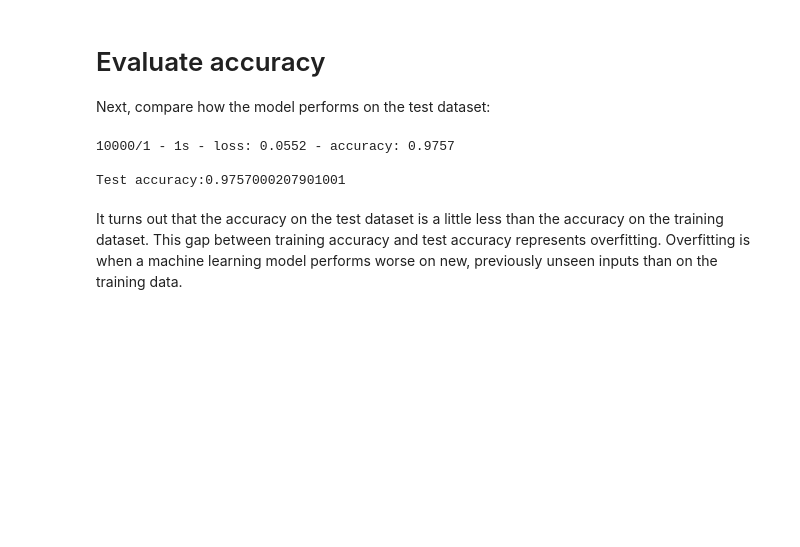
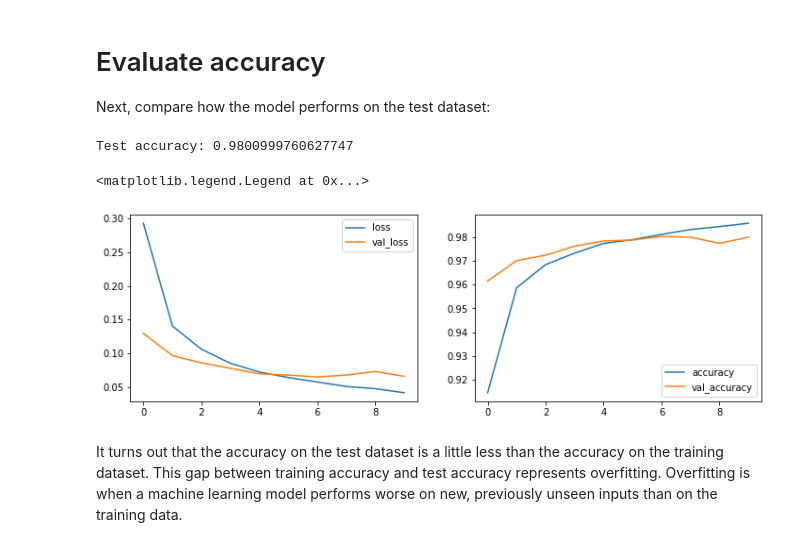
Before and after one commit to fares-ds/MNIST-Handwritten-Digit-Recognition, a Jupyter notebook: Classifying on the MNIST Dataset.ipynb, the cells around one changed output. Cells and saved outputs as stored; diff of their text form; code cells hidden in the pictures; blank space fills up the shorter version.

Commit message:
ANN ==> 98.00% accuracy score

```diff
--- a/Classifying on the MNIST Dataset.ipynb
+++ b/Classifying on the MNIST Dataset.ipynb
@@ -126,8 +86,13 @@ The basic building block of a neural network is the *layer*. Layers extract repr
 Most of deep learning consists of chaining together simple layers. Most layers, such as `tf.keras.layers.Dense`, have parameters that are learned during training.
 # %%
-model = keras.Sequential([keras.layers.Flatten(input_shape=(28, 28)),
-                          keras.layers.Dense(128, activation='relu'),
-                          keras.layers.Dense(10, activation='softmax')])
+from keras.models import Sequential
+from keras.layers import Dense, Dropout, Flatten
+from keras.optimizers import Adam
+
+model = Sequential([Flatten(input_shape=(28, 28)),
+                    Dense(128, activation='relu'),
+                    Dropout(0.2),
+                    Dense(10, activation='softmax')])
 # %% [markdown]
 The first layer in this network, `tf.keras.layers.Flatten`, transforms the format of the images from a two-dimensional array (of 28 by 28 pixels) to a one-dimensional array (of 28 * 28 = 784 pixels). Think of this layer as unstacking rows of pixels in the image and lining them up. This layer has no parameters to learn; it only reformats the data.
 
@@ -141,7 +106,9 @@ Before the model is ready for training, it needs a few more settings. These are
 - *Optimizer* —This is how the model is updated based on the data it sees and its loss function.
 - *Metrics* —Used to monitor the training and testing steps. The following example uses *accuracy*, the fraction of the images that are correctly classified.
 # %%
-model.compile(optimizer='adam', loss='sparse_categorical_crossentropy', metrics=['accuracy'])
+model.compile(optimizer=Adam(0.001),
+              loss='sparse_categorical_crossentropy',
+              metrics=['accuracy'])
 # %% [markdown]
 # Train the model
 
@@ -153,4 +120,2 @@ Training the neural network model requires the following steps:
 
 To start training, call the `model.fit` method—so called because it "fits" the model to the training data:
-# %%
-model.fit(train_images, train_labels, epochs=20)
@@ -175,0 +122,4 @@ Epoch 20/20
+# %%
+r = model.fit(X_train, y_train,
+              validation_data=(X_test, y_test),
+              epochs=10)
@@ -179,12 +147,25 @@ As the model trains, the loss and accuracy metrics are displayed. This model rea
 # Evaluate accuracy
 Next, compare how the model performs on the test dataset:
 # %%
-test_loss, test_acc = model.evaluate(test_images, test_labels, verbose=2)
-print(f'\nTest accuracy:{test_acc}')
+test_loss, test_acc = model.evaluate(X_test, y_test, verbose=2)
+print(f'\nTest accuracy: {test_acc}')
 # %% [output]
-10000/1 - 1s - loss: 0.0552 - accuracy: 0.9757
-
-Test accuracy:0.9757000207901001
+Test accuracy: 0.9800999760627747
+# %%
+plt.figure(figsize=(12, 8))
+
+plt.subplot(2, 2, 1)
+plt.plot(r.history['loss'], label='loss')
+plt.plot(r.history['val_loss'], label='val_loss')
+plt.legend()
+
+plt.subplot(2, 2, 2)
+plt.plot(r.history['accuracy'], label='accuracy')
+plt.plot(r.history['val_accuracy'], label='val_accuracy')
+plt.legend()
+# %% [output]
+<matplotlib.legend.Legend at 0x...>
+[figure, added]
 # %% [markdown]
 It turns out that the accuracy on the test dataset is a little less than the accuracy on the training dataset. This gap between training accuracy and test accuracy represents overfitting. Overfitting is when a machine learning model performs worse on new, previously unseen inputs than on the training data.
 # %% [markdown]
```
Also changed, not shown: parts of 24 cells of this notebook.
